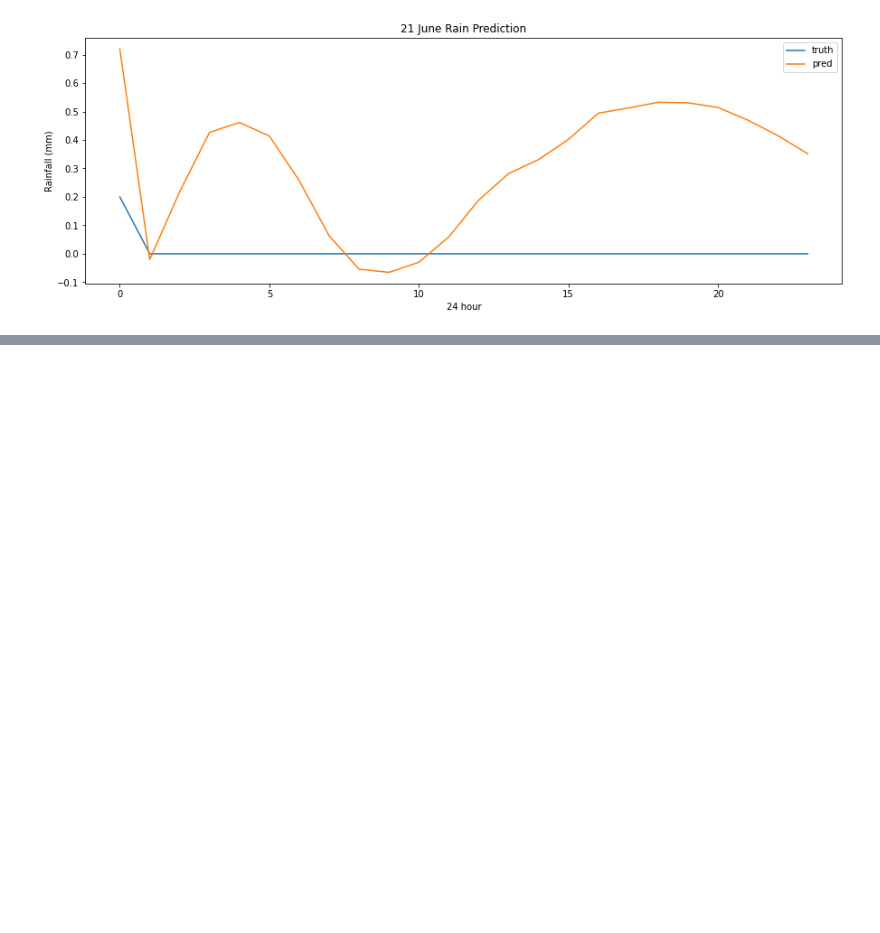
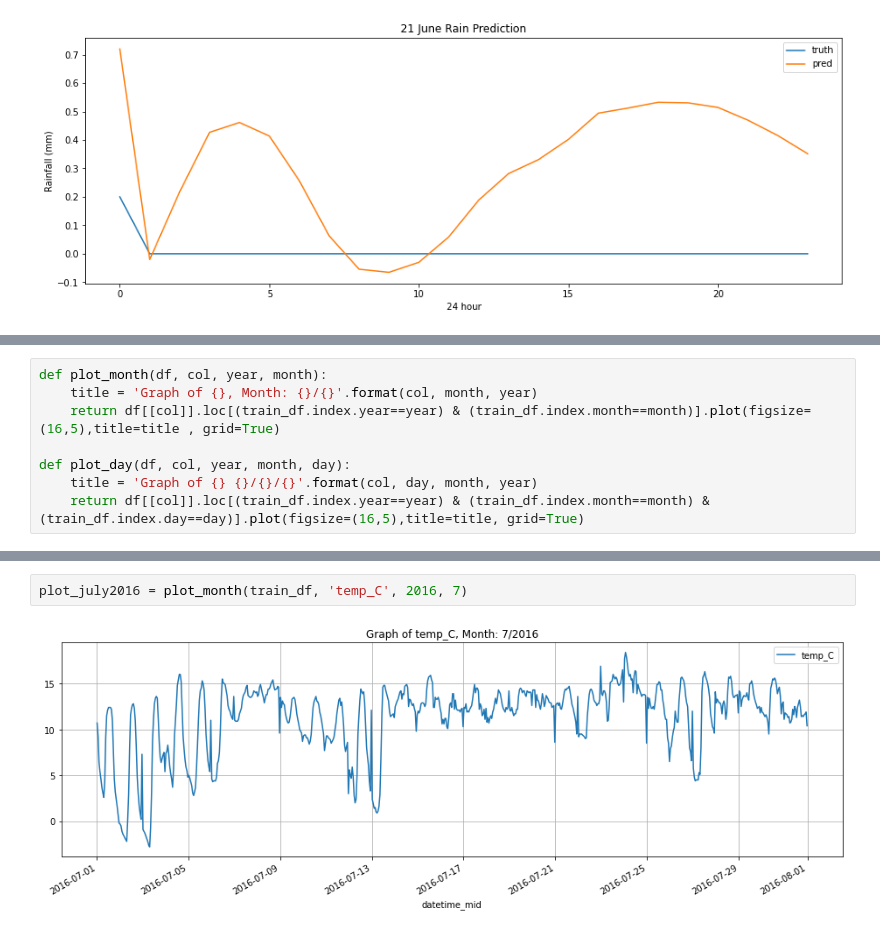
Before and after one commit to michealccc/krw-prediction-modelling, a Jupyter notebook: notebooks/zaytar_amrani_2016_model.ipynb, the cells around one changed output, grey strips where cells are left out. Cells and saved outputs as stored; diff of their text form; blank space fills up the shorter version.

```diff
--- a/notebooks/zaytar_amrani_2016_model.ipynb
+++ b/notebooks/zaytar_amrani_2016_model.ipynb
@@ -838,0 +882,8 @@ plt.show()
+# %%
+def plot_month(df, col, year, month):
+    title = 'Graph of {}, Month: {}/{}'.format(col, month, year)
+    return df[[col]].loc[(train_df.index.year==year) & (train_df.index.month==month)].plot(figsize=(16,5),title=title , grid=True)
+
+def plot_day(df, col, year, month, day):
+    title = 'Graph of {} {}/{}/{}'.format(col, day, month, year)
+    return df[[col]].loc[(train_df.index.year==year) & (train_df.index.month==month) & (train_df.index.day==day)].plot(figsize=(16,5),title=title, grid=True)
@@ -838,0 +903,4 @@ plt.show()
+# %%
+plot_july2016 = plot_month(train_df, 'temp_C', 2016, 7)
+# %% [output]
+[figure, added]
```
Also changed, not shown: parts of 13 cells of this notebook, 1 other file.
